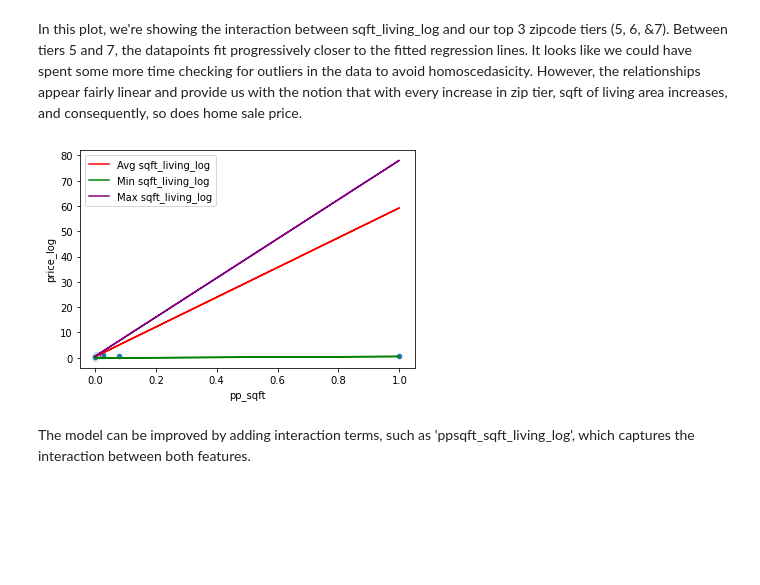
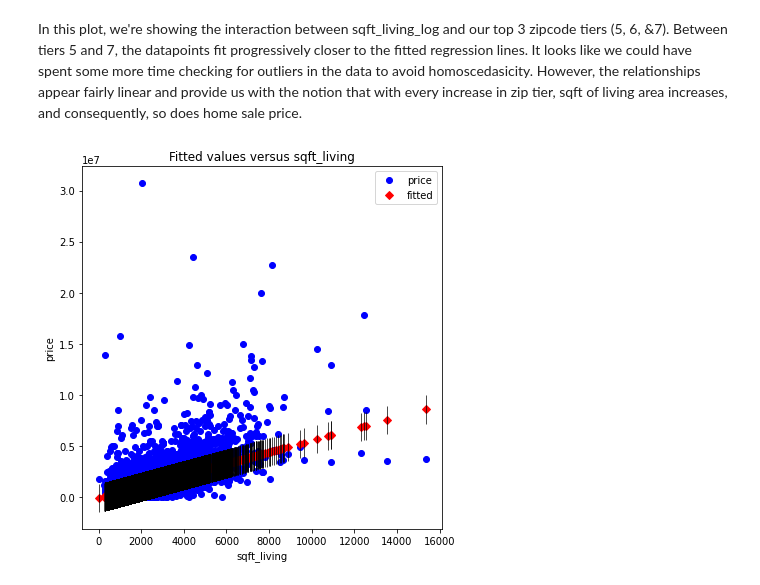
Before and after one commit to madelinebirch/PROJECT_Multiple_Linear_Regression, a Jupyter notebook: student_notebook.ipynb, the cells around one changed output. Drawn from its saved outputs; the diff is of its cells as text; code cells hidden in the pictures; blank space fills up the shorter version.

```diff
--- a/student_notebook.ipynb
+++ b/student_notebook.ipynb
@@ -957,35 +957,11 @@ plt.show()
 [figure]
 # %% [markdown]
 In this plot, we're showing the interaction between sqft_living_log and our top 3 zipcode tiers (5, 6, &7). Between tiers 5 and 7, the datapoints fit progressively closer to the fitted regression lines. It looks like we could have spent some more time checking for outliers in the data to avoid homoscedasicity. However, the relationships appear fairly linear and provide us with the notion that with every increase in zip tier, sqft of living area increases, and consequently, so does home sale price.
-# %%
-import seaborn as sns
-import statsmodels.formula.api as smf
-
-# Create a new column for the interaction term
-df_multiple_copy['pp_sqft_sqft_living_log'] = df_multiple_copy['pp_sqft'] * df_multiple_copy['sqft_living_log']
-
-# Fit the model with the updated formula
-final_results = smf.ols('price_log ~ pp_sqft + sqft_above + sqft_living_log + zip_tier_7 + zip_tier_6 + sqft_basement + zip_tier_5 + pp_sqft_sqft_living_log', data=df_multiple_copy).fit()
-
-# Get the coefficients
-coef_ppsqft = final_results.params['pp_sqft']
-coef_sqftliving = final_results.params['sqft_living_log']
-coef_ppsqft_sqftliving = final_results.params['pp_sqft_sqft_living_log']
-
-# Generate values for the x and y axes
-x = df_multiple_copy['pp_sqft']
-y = final_results.params['Intercept'] + coef_ppsqft * x + coef_sqftliving * df_multiple_copy['sqft_living_log'].mean() + coef_ppsqft_sqftliving * x * df_multiple_copy['sqft_living_log'].mean()
-y_sqftliving = final_results.params['Intercept'] + coef_ppsqft * x + coef_sqftliving * df_multiple_copy['sqft_living_log'].min() + coef_ppsqft_sqftliving * x * df_multiple_copy['sqft_living_log'].min()
-y_sqftliving_max = final_results.params['Intercept'] + coef_ppsqft * x + coef_sqftliving * df_multiple_copy['sqft_living_log'].max() + coef_ppsqft_sqftliving * x * df_multiple_copy['sqft_living_log'].max()
-
-# Create the scatter plot with the regression lines
-sns.scatterplot(data=df_multiple_copy, x='pp_sqft', y='price_log')
-plt.plot(x, y, color='red', label='Avg sqft_living_log')
-plt.plot(x, y_sqftliving, color='green', label='Min sqft_living_log')
-plt.plot(x, y_sqftliving_max, color='purple', label='Max sqft_living_log')
-plt.legend()
-plt.show()
-# %% [output]
-[figure, removed]
-# %% [markdown]
-The model can be improved by adding interaction terms, such as 'ppsqft_sqft_living_log', which captures the interaction between both features.
+# %%
+fig = plt.figure(figsize=(6, 6)) # Set the size of the figure
+ax = fig.add_subplot(111)
+sm.graphics.plot_fit(baseline_results, "sqft_living", ax=ax)
+fig.tight_layout() # Adjust the spacing between subplots
+plt.show()
+# %% [output]
+[figure, added]
```
Also changed, not shown: 1 other file.
